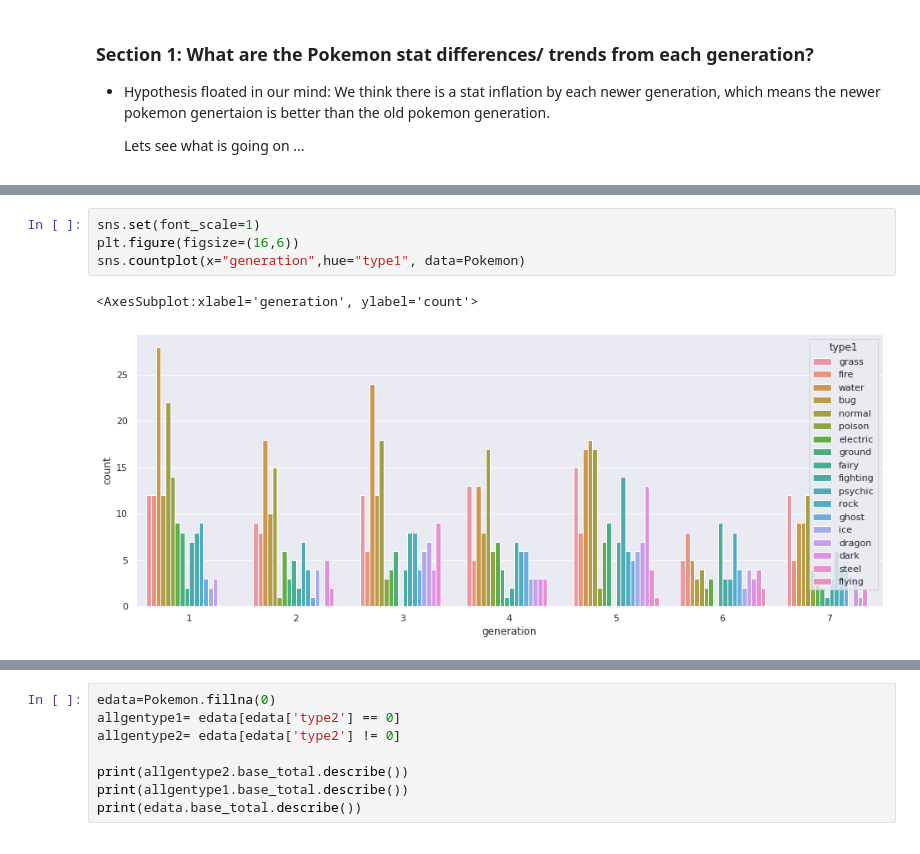
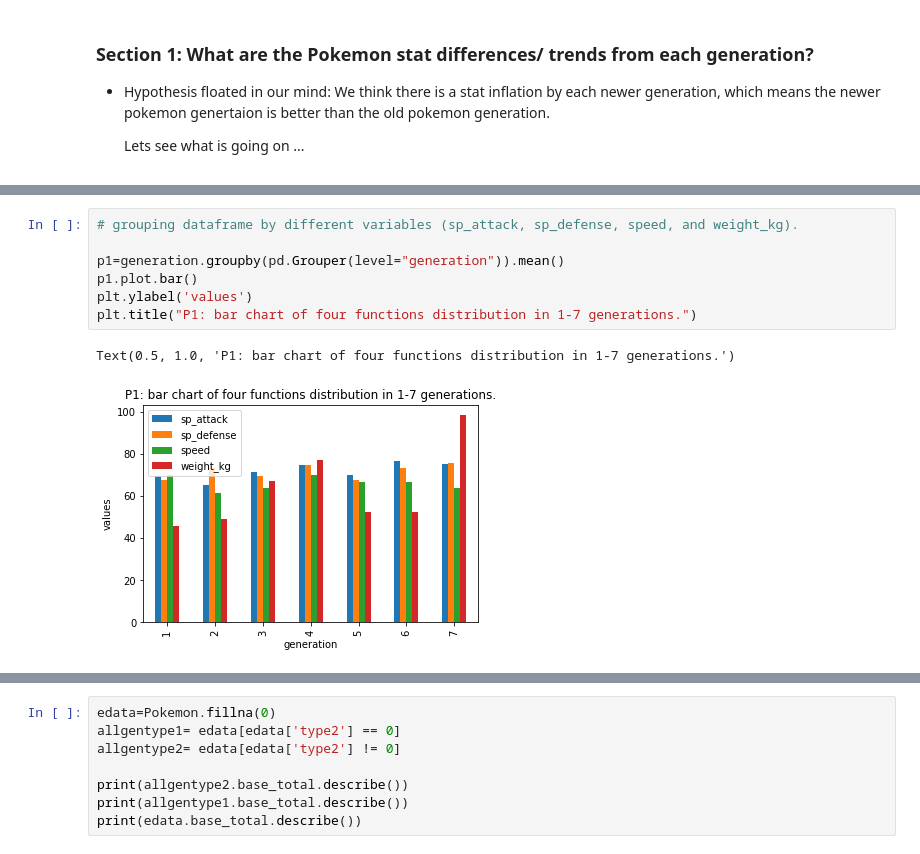
Before and after one commit to arhamnewaz/PokemonDataScienceProject, a Jupyter notebook: PokemonEcon.ipynb, the cells around one changed output, grey strips where cells are left out. Cells and saved outputs as stored; diff of their text form.

```diff
--- a/PokemonEcon.ipynb
+++ b/PokemonEcon.ipynb
@@ -91,7 +125,10 @@ p1.plot.bar()
-# %%
-sns.set(font_scale=1)
-plt.figure(figsize=(16,6))
-sns.countplot(x="generation",hue="type1", data=Pokemon)
-# %% [output]
-<AxesSubplot:xlabel='generation', ylabel='count'>
-[figure, removed]
+# %%
+# grouping dataframe by different variables (sp_attack, sp_defense, speed, and weight_kg).
+
+p1=generation.groupby(pd.Grouper(level="generation")).mean()
+p1.plot.bar()
+plt.ylabel('values')
+plt.title("P1: bar chart of four functions distribution in 1-7 generations.")
+# %% [output]
+Text(0.5, 1.0, 'P1: bar chart of four functions distribution in 1-7 generations.')
+[figure, added]
```
Also changed, not shown: parts of 70 cells of this notebook.
